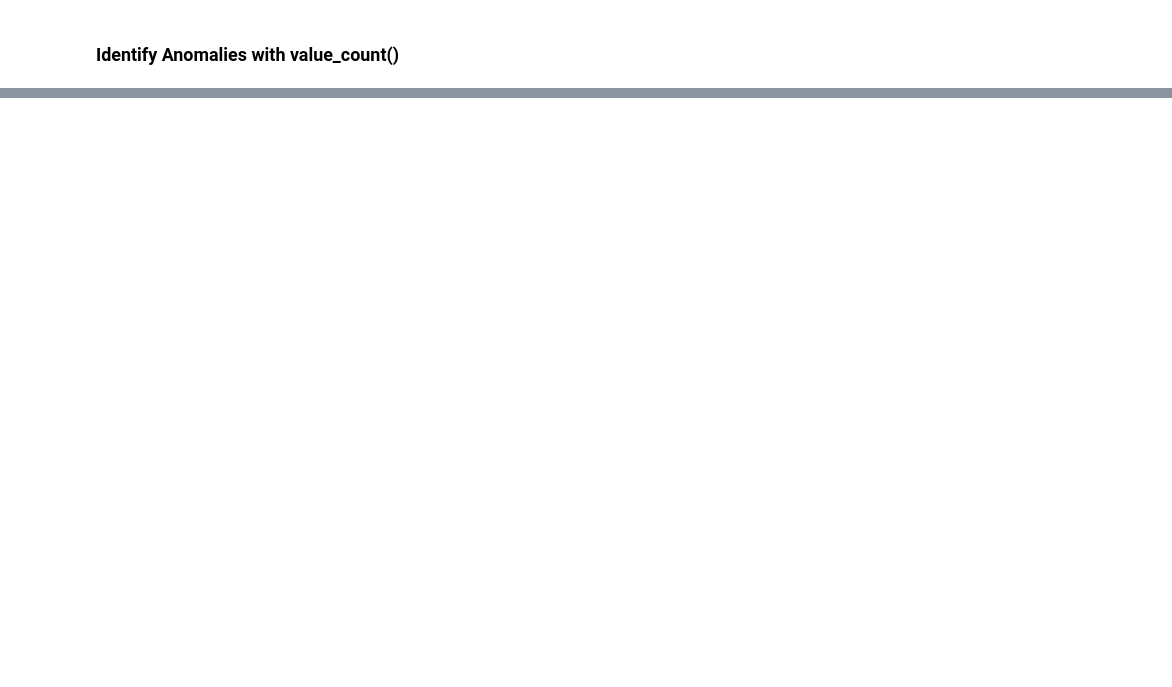
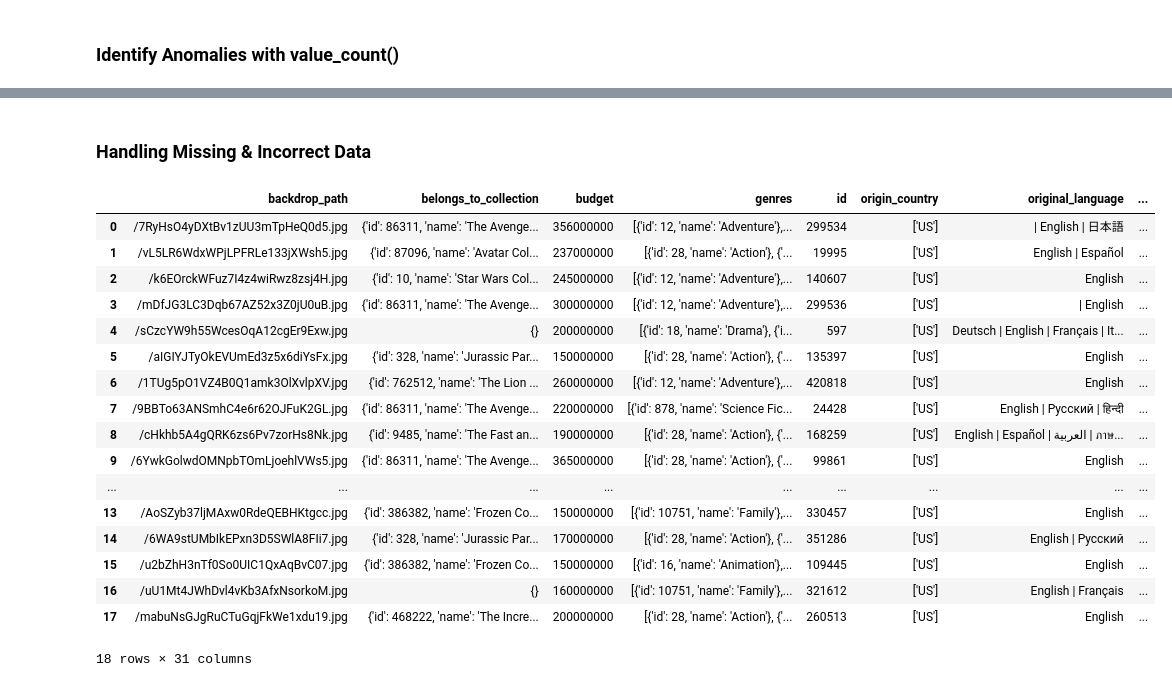
Before and after one commit to kgyauAmtch/Amtch_Personal_Projects, a Jupyter notebook: Project1/notebooks/data_cleaning.ipynb, the cells around one changed output, grey strips where cells are left out. Cells and saved outputs as stored; diff of their text form; code cells hidden in the pictures; blank space fills up the shorter version.

Commit message:
handling missing data(convert column types)

```diff
--- a/Project1/notebooks/data_cleaning.ipynb
+++ b/Project1/notebooks/data_cleaning.ipynb
@@ -194,0 +415,30 @@ print(df['original_language'].value_counts())
+# %% [markdown]
+### Handling Missing & Incorrect Data
+# %%
+def convert_to_numeric(df,column):
+         df[column] = pd.to_numeric(df[column],errors='coerce')
+         return df
+# %%
+# columns = ['id','budget','popularity']
+convert_to_numeric(df, 'id')
+convert_to_numeric(df, 'popularity')
+convert_to_numeric(df,'budget')
+# %% [output]
+|  | backdrop_path | belongs_to_collection | budget | genres | id | origin_country | original_language | ... |
+| 0 | /7RyHsO4yDXtBv1zUU3mTpHeQ0d5.jpg | {'id': 86311, 'name': 'The Avenge... | 356000000 | [{'id': 12, 'name': 'Adventure'},... | 299534 | ['US'] | | English | 日本語 | ... |
+| 1 | /vL5LR6WdxWPjLPFRLe133jXWsh5.jpg | {'id': 87096, 'name': 'Avatar Col... | 237000000 | [{'id': 28, 'name': 'Action'}, {'... | 19995 | ['US'] | English | Español | ... |
+| 2 | /k6EOrckWFuz7I4z4wiRwz8zsj4H.jpg | {'id': 10, 'name': 'Star Wars Col... | 245000000 | [{'id': 12, 'name': 'Adventure'},... | 140607 | ['US'] | English | ... |
+| 3 | /mDfJG3LC3Dqb67AZ52x3Z0jU0uB.jpg | {'id': 86311, 'name': 'The Avenge... | 300000000 | [{'id': 12, 'name': 'Adventure'},... | 299536 | ['US'] | | English | ... |
+| 4 | /sCzcYW9h55WcesOqA12cgEr9Exw.jpg | {} | 200000000 | [{'id': 18, 'name': 'Drama'}, {'i... | 597 | ['US'] | Deutsch | English | Français | It... | ... |
+| 5 | /aIGIYJTyOkEVUmEd3z5x6diYsFx.jpg | {'id': 328, 'name': 'Jurassic Par... | 150000000 | [{'id': 28, 'name': 'Action'}, {'... | 135397 | ['US'] | English | ... |
+| 6 | /1TUg5pO1VZ4B0Q1amk3OlXvlpXV.jpg | {'id': 762512, 'name': 'The Lion ... | 260000000 | [{'id': 12, 'name': 'Adventure'},... | 420818 | ['US'] | English | ... |
+| 7 | /9BBTo63ANSmhC4e6r62OJFuK2GL.jpg | {'id': 86311, 'name': 'The Avenge... | 220000000 | [{'id': 878, 'name': 'Science Fic... | 24428 | ['US'] | English | Pусский | हिन्दी | ... |
+| 8 | /cHkhb5A4gQRK6zs6Pv7zorHs8Nk.jpg | {'id': 9485, 'name': 'The Fast an... | 190000000 | [{'id': 28, 'name': 'Action'}, {'... | 168259 | ['US'] | English | Español | العربية | ภาษ... | ... |
+| 9 | /6YwkGolwdOMNpbTOmLjoehlVWs5.jpg | {'id': 86311, 'name': 'The Avenge... | 365000000 | [{'id': 28, 'name': 'Action'}, {'... | 99861 | ['US'] | English | ... |
+| ... | ... | ... | ... | ... | ... | ... | ... | ... |
+| 13 | /AoSZyb37ljMAxw0RdeQEBHKtgcc.jpg | {'id': 386382, 'name': 'Frozen Co... | 150000000 | [{'id': 10751, 'name': 'Family'},... | 330457 | ['US'] | English | ... |
+| 14 | /6WA9stUMbIkEPxn3D5SWlA8FIi7.jpg | {'id': 328, 'name': 'Jurassic Par... | 170000000 | [{'id': 28, 'name': 'Action'}, {'... | 351286 | ['US'] | English | Pусский | ... |
+| 15 | /u2bZhH3nTf0So0UIC1QxAqBvC07.jpg | {'id': 386382, 'name': 'Frozen Co... | 150000000 | [{'id': 16, 'name': 'Animation'},... | 109445 | ['US'] | English | ... |
+| 16 | /uU1Mt4JWhDvl4vKb3AfxNsorkoM.jpg | {} | 160000000 | [{'id': 10751, 'name': 'Family'},... | 321612 | ['US'] | English | Français | ... |
+| 17 | /mabuNsGJgRuCTuGqjFkWe1xdu19.jpg | {'id': 468222, 'name': 'The Incre... | 200000000 | [{'id': 28, 'name': 'Action'}, {'... | 260513 | ['US'] | English | ... |
+18 rows × 31 columns
```
Also changed, not shown: parts of 25 cells of this notebook.
